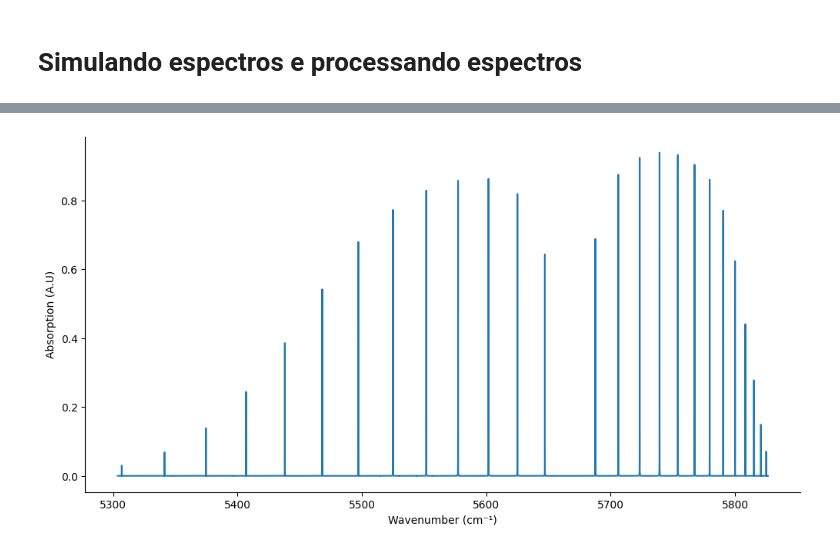
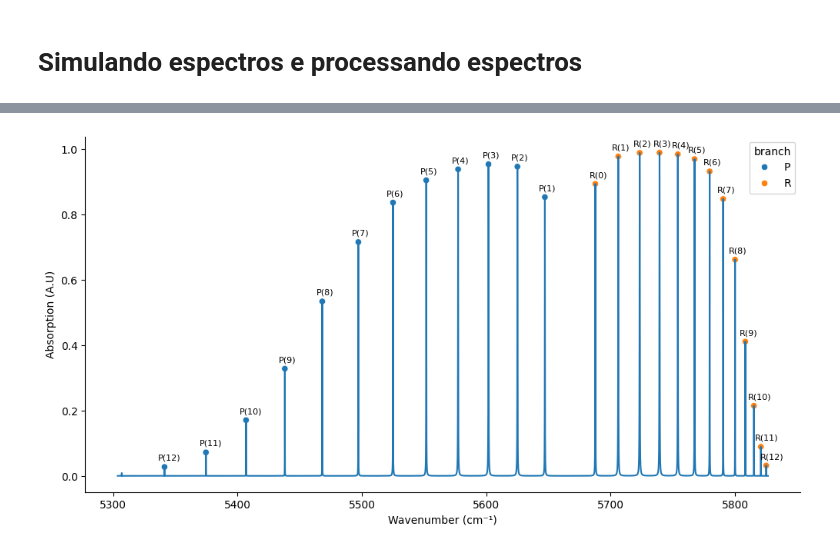
Before and after one commit to Alexandre-Esposte/LineProphet-Machine-Learning-for-Spectral-Attributes, a Jupyter notebook: src/selfBroadeningHCl.ipynb, the cells around one changed output, grey strips where cells are left out. Cells and saved outputs as stored; diff of their text form; code cells hidden in the pictures.

Commit message:
filtar linha/ ajustar linha

```diff
--- a/src/selfBroadeningHCl.ipynb
+++ b/src/selfBroadeningHCl.ipynb
@@ -75,14 +82,20 @@ O ponto chave nessa tarefa é identificar corretamente o centro das linhas espec
 # %%
 s = SpectraGenerator()
 
-pressure = 0.050  #atm
-temperature = 400 # Kelvin
+pressure = 0.270  #atm
+temperature = 296 # Kelvin
 
 optical_length = 10 #cm
 
+#Simulando o espectro
 s.simulateSpectra('H35Cl',{'air':0, 'self':1}, {'l':optical_length,'p':pressure,'T':temperature})
 
-s.plot()
+# Organizando as linhas
+lines = branchClassification(s.spectra, findPeaksParams={'height':0},thresoldBranch=5665)
+
+# Realizando o fit das linhas pelo perfil de Voigt
+
+plotSpectrum(s.spectra,lines)
 # %% [output]
 Inicializando
 Using SpectraGenerator/hitran_database
@@ -96 +109 @@ H37Cl
-[figure, old version]
+[figure, new version]
```
Also changed, not shown: parts of 10 cells of this notebook, 5 other files.
